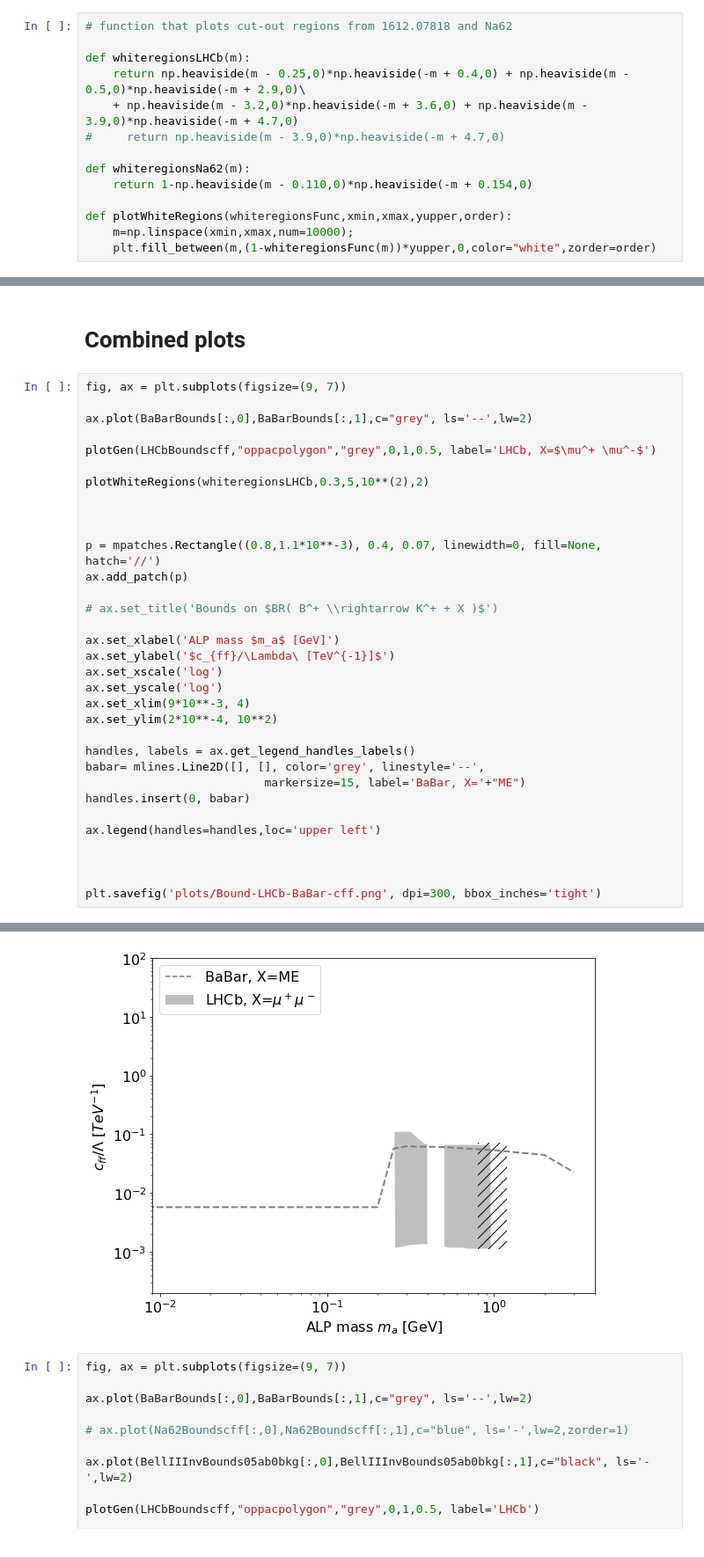
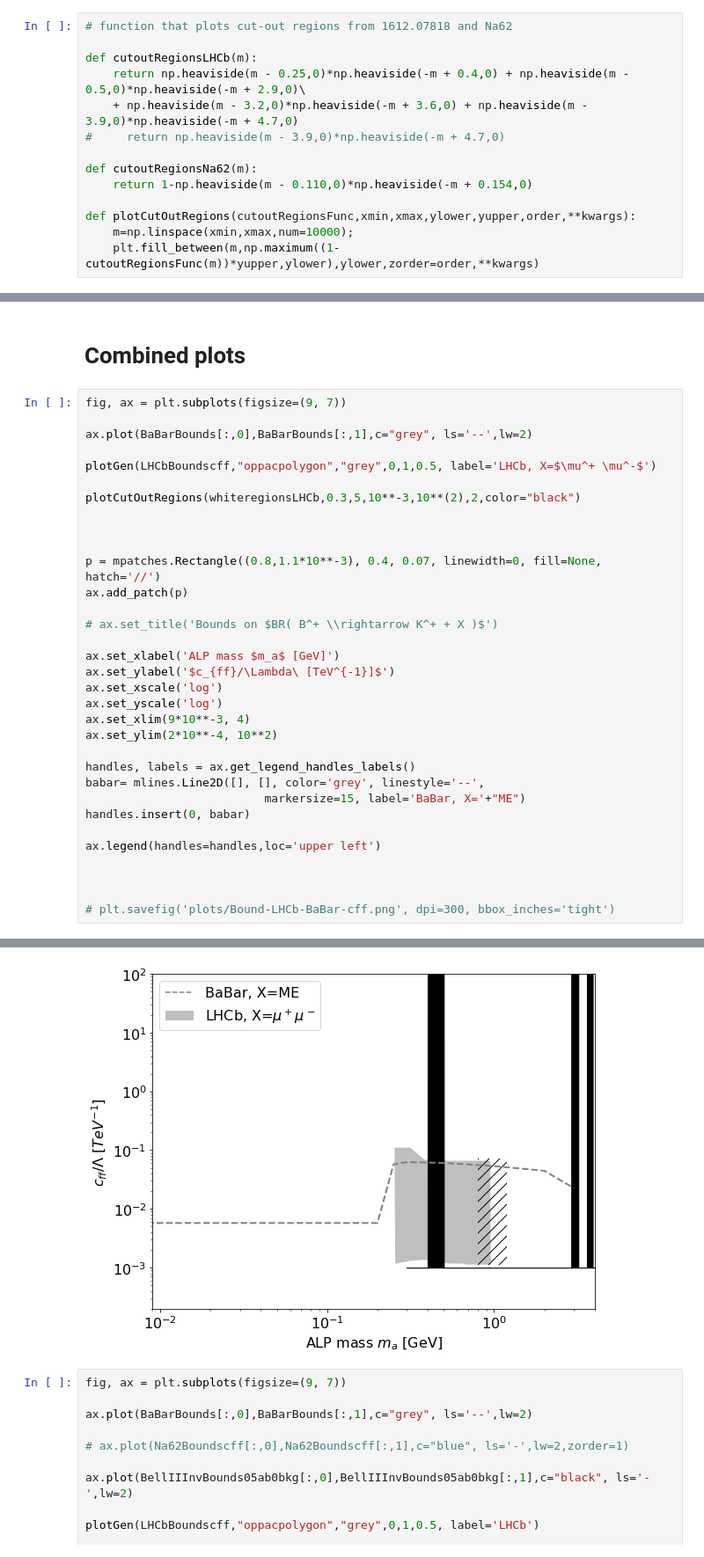
Before and after one commit to anasthesia/alps-BelleII, a Jupyter notebook: python/alps-plots.ipynb, the cells around one changed output, grey strips where cells are left out. Shown at 88% size. Saved outputs shown, nothing was run; the diff lists cells and outputs as text.

```diff
--- a/python/alps-plots.ipynb
+++ b/python/alps-plots.ipynb
@@ -157,15 +157,15 @@ def plotAllAllowed(inputfile,x,y):
 # %%
 # function that plots cut-out regions from 1612.07818 and Na62
 
-def whiteregionsLHCb(m):
+def cutoutRegionsLHCb(m):
     return np.heaviside(m - 0.25,0)*np.heaviside(-m + 0.4,0) + np.heaviside(m - 0.5,0)*np.heaviside(-m + 2.9,0)\
     + np.heaviside(m - 3.2,0)*np.heaviside(-m + 3.6,0) + np.heaviside(m - 3.9,0)*np.heaviside(-m + 4.7,0)
 #     return np.heaviside(m - 3.9,0)*np.heaviside(-m + 4.7,0)
 
-def whiteregionsNa62(m):
+def cutoutRegionsNa62(m):
     return 1-np.heaviside(m - 0.110,0)*np.heaviside(-m + 0.154,0)
 
-def plotWhiteRegions(whiteregionsFunc,xmin,xmax,yupper,order):
+def plotCutOutRegions(cutoutRegionsFunc,xmin,xmax,ylower,yupper,order,**kwargs):
     m=np.linspace(xmin,xmax,num=10000);
-    plt.fill_between(m,(1-whiteregionsFunc(m))*yupper,0,color="white",zorder=order)
+    plt.fill_between(m,np.maximum((1-cutoutRegionsFunc(m))*yupper,ylower),ylower,zorder=order,**kwargs)
 # %%
@@ -181,7 +186,7 @@ ax.plot(BaBarBounds[:,0],BaBarBounds[:,1],c="grey", ls='--',lw=2)
 
 plotGen(LHCbBoundscff,"oppacpolygon","grey",0,1,0.5, label='LHCb, X=$\mu^+ \mu^-$')
 
-plotWhiteRegions(whiteregionsLHCb,0.3,5,10**(2),2)
+plotCutOutRegions(whiteregionsLHCb,0.3,5,10**-3,10**(2),2,color="black")
 
 
 
@@ -206,5 +211,5 @@ ax.legend(handles=handles,loc='upper left')
 
 
 
-plt.savefig('plots/Bound-LHCb-BaBar-cff.png', dpi=300, bbox_inches='tight')
+# plt.savefig('plots/Bound-LHCb-BaBar-cff.png', dpi=300, bbox_inches='tight')
 # %% [output]
@@ -211,4 +217,4 @@ plt.savefig('plots/Bound-LHCb-BaBar-cff.png', dpi=300, bbox_inches='tight')
-[figure, old version]
+[figure, new version]
 # %%
 fig, ax = plt.subplots(figsize=(9, 7))
 
```
Also changed, not shown: parts of 15 cells of this notebook, 2 other files.
